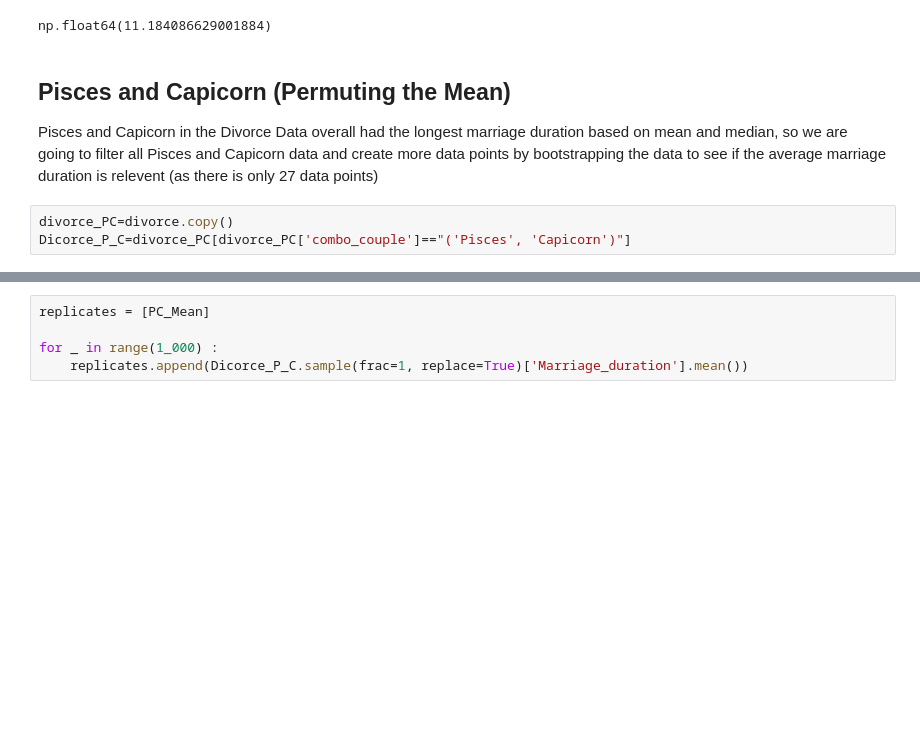
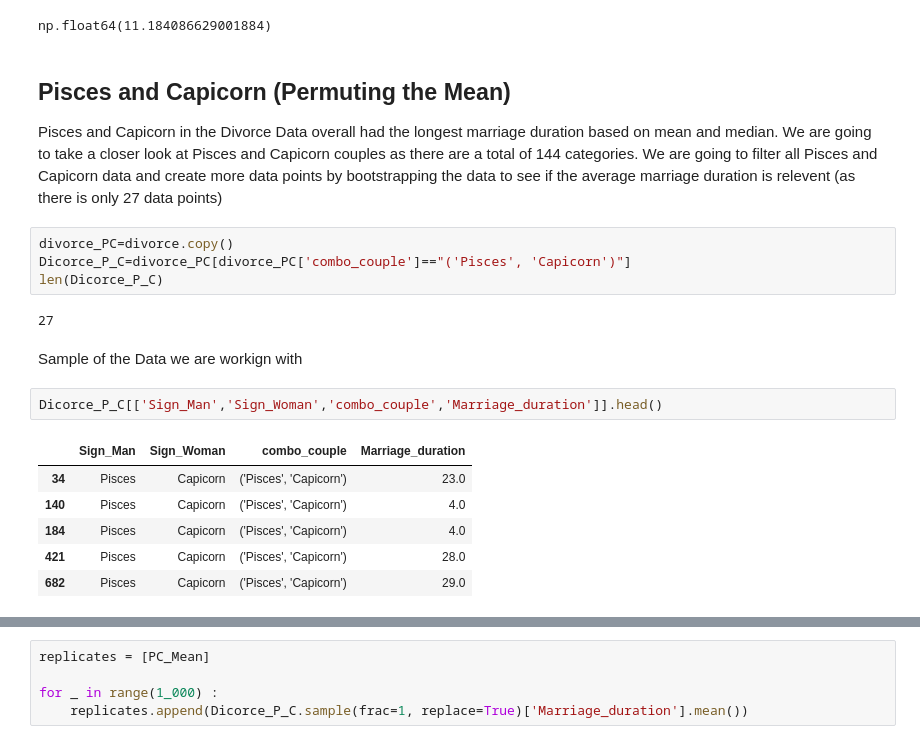
Before and after one commit to eleanorerickson1107/astrology_final_project, a Jupyter notebook: Astrology.ipynb, the cells around one changed output, grey strips where cells are left out. Saved outputs shown, nothing was run; the diff lists cells and outputs as text; blank space fills up the shorter version.

```diff
--- a/Astrology.ipynb
+++ b/Astrology.ipynb
@@ -131,7 +91,21 @@ overall_mean
 np.float64(11.184086629001884)
 # %% [markdown]
 ## Pisces and Capicorn (Permuting the Mean)
-Pisces and Capicorn in the Divorce Data overall had the longest marriage duration based on mean and median, so we are going to filter all Pisces and Capicorn data and create more data points by bootstrapping the data to see if the average marriage duration is relevent (as there is only 27 data points)
+Pisces and Capicorn in the Divorce Data overall had the longest marriage duration based on mean and median. We are going to take a closer look at Pisces and Capicorn couples as there are a total of 144 categories. We are going to filter all Pisces and Capicorn data and create more data points by bootstrapping the data to see if the average marriage duration is relevent (as there is only 27 data points)
 # %%
 divorce_PC=divorce.copy()
 Dicorce_P_C=divorce_PC[divorce_PC['combo_couple']=="('Pisces', 'Capicorn')"]
+len(Dicorce_P_C)
+# %% [output]
+27
+# %% [markdown]
+Sample of the Data we are workign with
+# %%
+Dicorce_P_C[['Sign_Man','Sign_Woman','combo_couple','Marriage_duration']].head()
+# %% [output]
+|  | Sign_Man | Sign_Woman | combo_couple | Marriage_duration |
+| 34 | Pisces | Capicorn | ('Pisces', 'Capicorn') | 23.0 |
+| 140 | Pisces | Capicorn | ('Pisces', 'Capicorn') | 4.0 |
+| 184 | Pisces | Capicorn | ('Pisces', 'Capicorn') | 4.0 |
+| 421 | Pisces | Capicorn | ('Pisces', 'Capicorn') | 28.0 |
+| 682 | Pisces | Capicorn | ('Pisces', 'Capicorn') | 29.0 |
```
Also changed, not shown: parts of 56 cells of this notebook.
